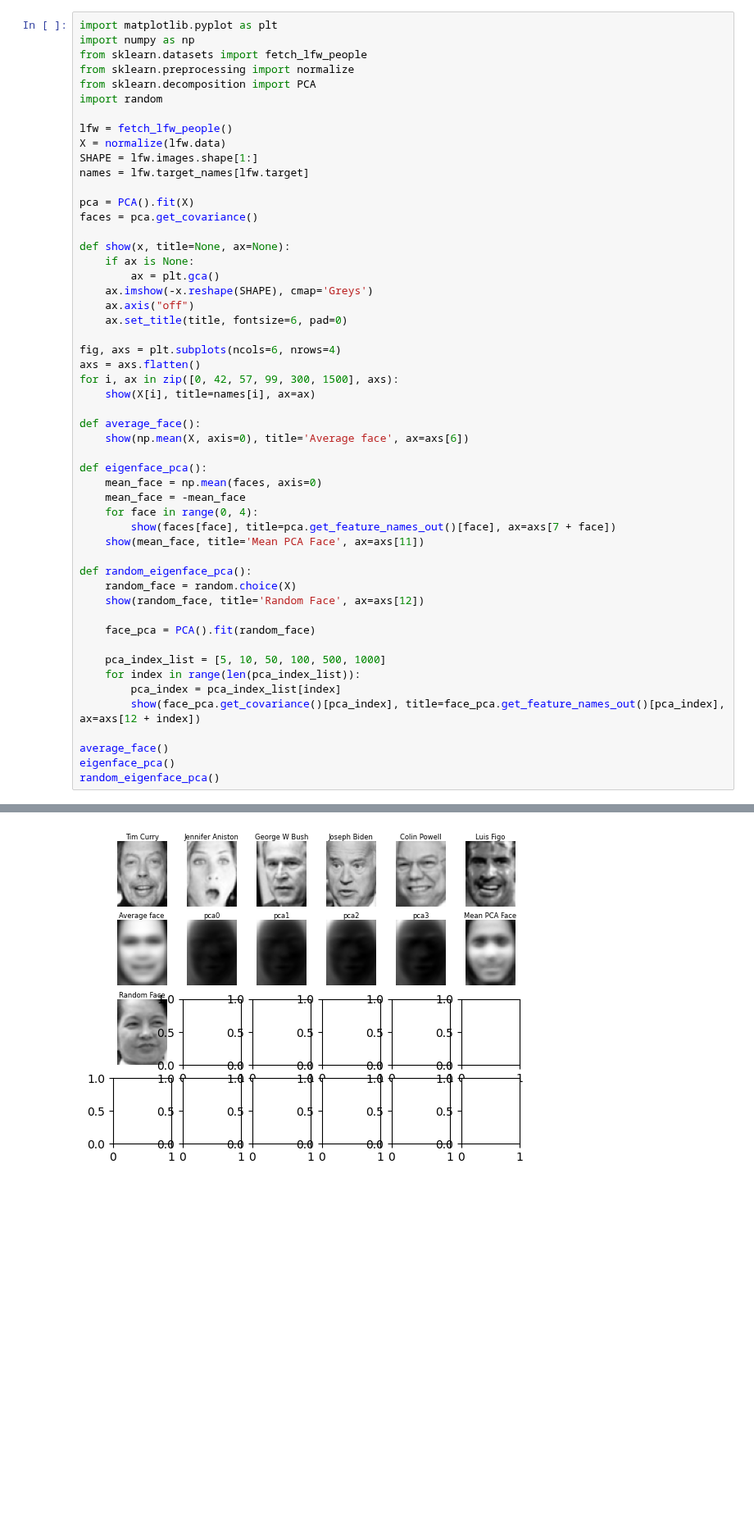
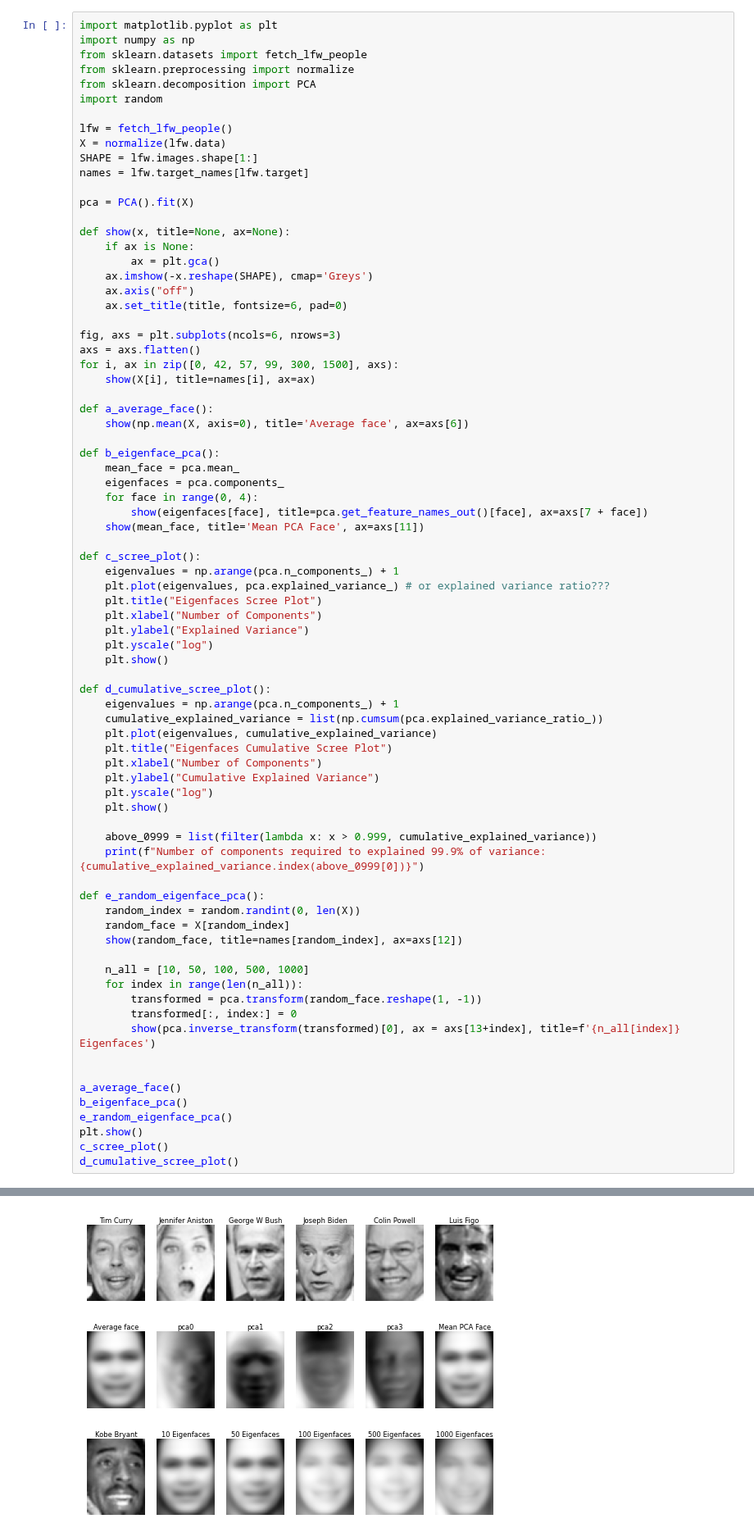
Before and after one commit to queue-h/ISCI-396, a Jupyter notebook: pca_analysis/Class_9.ipynb, the cells around one changed output, grey strips where cells are left out. Shown at 82% size. Drawn from its saved outputs; the diff is of its cells as text; blank space fills up the shorter version.

```diff
--- a/pca_analysis/Class_9.ipynb
+++ b/pca_analysis/Class_9.ipynb
@@ -93,7 +93,6 @@ SHAPE = lfw.images.shape[1:]
 names = lfw.target_names[lfw.target]
 
 pca = PCA().fit(X)
-faces = pca.get_covariance()
 
 def show(x, title=None, ax=None):
     if ax is None:
@@ -102,33 +101,59 @@ def show(x, title=None, ax=None):
     ax.axis("off")
     ax.set_title(title, fontsize=6, pad=0)
 
-fig, axs = plt.subplots(ncols=6, nrows=4)
+fig, axs = plt.subplots(ncols=6, nrows=3)
 axs = axs.flatten()
 for i, ax in zip([0, 42, 57, 99, 300, 1500], axs):
     show(X[i], title=names[i], ax=ax)
 
-def average_face():
+def a_average_face():
     show(np.mean(X, axis=0), title='Average face', ax=axs[6])
 
-def eigenface_pca():
-    mean_face = np.mean(faces, axis=0)
-    mean_face = -mean_face
+def b_eigenface_pca():
+    mean_face = pca.mean_
+    eigenfaces = pca.components_
     for face in range(0, 4):
-        show(faces[face], title=pca.get_feature_names_out()[face], ax=axs[7 + face])
+        show(eigenfaces[face], title=pca.get_feature_names_out()[face], ax=axs[7 + face])
     show(mean_face, title='Mean PCA Face', ax=axs[11])
 
-def random_eigenface_pca():
-    random_face = random.choice(X)
-    show(random_face, title='Random Face', ax=axs[12])
+def c_scree_plot():
+    eigenvalues = np.arange(pca.n_components_) + 1
+    plt.plot(eigenvalues, pca.explained_variance_) # or explained variance ratio???
+    plt.title("Eigenfaces Scree Plot")
+    plt.xlabel("Number of Components")
+    plt.ylabel("Explained Variance")
+    plt.yscale("log")
+    plt.show()
 
-    face_pca = PCA().fit(random_face)
+def d_cumulative_scree_plot():
+    eigenvalues = np.arange(pca.n_components_) + 1
+    cumulative_explained_variance = list(np.cumsum(pca.explained_variance_ratio_))
+    plt.plot(eigenvalues, cumulative_explained_variance)
+    plt.title("Eigenfaces Cumulative Scree Plot")
+    plt.xlabel("Number of Components")
+    plt.ylabel("Cumulative Explained Variance")
+    plt.yscale("log")
+    plt.show()
 
-    pca_index_list = [5, 10, 50, 100, 500, 1000]
-    for index in range(len(pca_index_list)):
-        pca_index = pca_index_list[index]
-        show(face_pca.get_covariance()[pca_index], title=face_pca.get_feature_names_out()[pca_index], ax=axs[12 + index])
+    above_0999 = list(filter(lambda x: x > 0.999, cumulative_explained_variance))
+    print(f"Number of components required to explained 99.9% of variance: {cumulative_explained_variance.index(above_0999[0])}")
 
-average_face()
-eigenface_pca()
-random_eigenface_pca()
+def e_random_eigenface_pca():
+    random_index = random.randint(0, len(X))
+    random_face = X[random_index]
+    show(random_face, title=names[random_index], ax=axs[12])
+
+    n_all = [10, 50, 100, 500, 1000]
+    for index in range(len(n_all)):
+        transformed = pca.transform(random_face.reshape(1, -1))
+        transformed[:, index:] = 0
+        show(pca.inverse_transform(transformed)[0], ax = axs[13+index], title=f'{n_all[index]} Eigenfaces')
+
+
+a_average_face()
+b_eigenface_pca()
+e_random_eigenface_pca()
+plt.show()
+c_scree_plot()
+d_cumulative_scree_plot()
 # %% [output]
@@ -136,4 +160,4 @@ ValueError: cannot reshape array of size 1 into shape (62,47)
-[figure, old version]
+[figure, new version]
 # %%
 from scipy.interpolate import RectBivariateSpline
 
```
Also changed, not shown: parts of 1 cell of this notebook, 2 other files.
